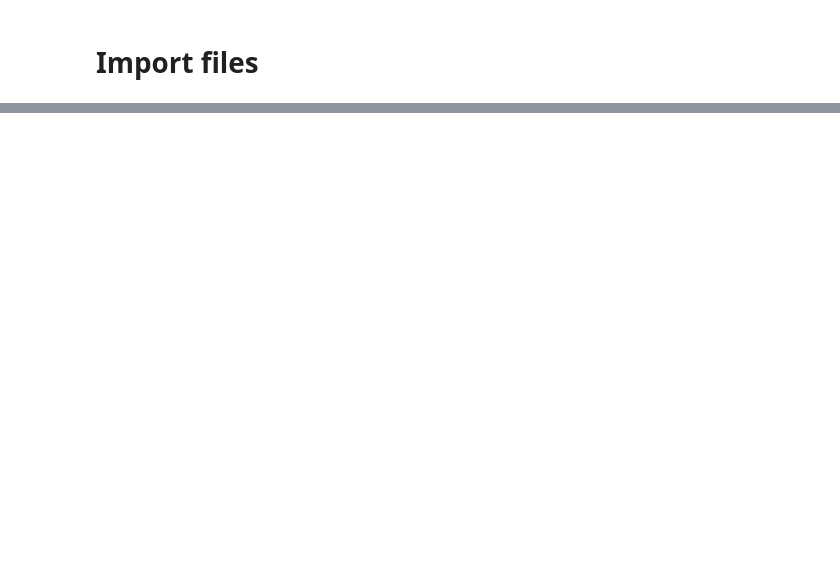
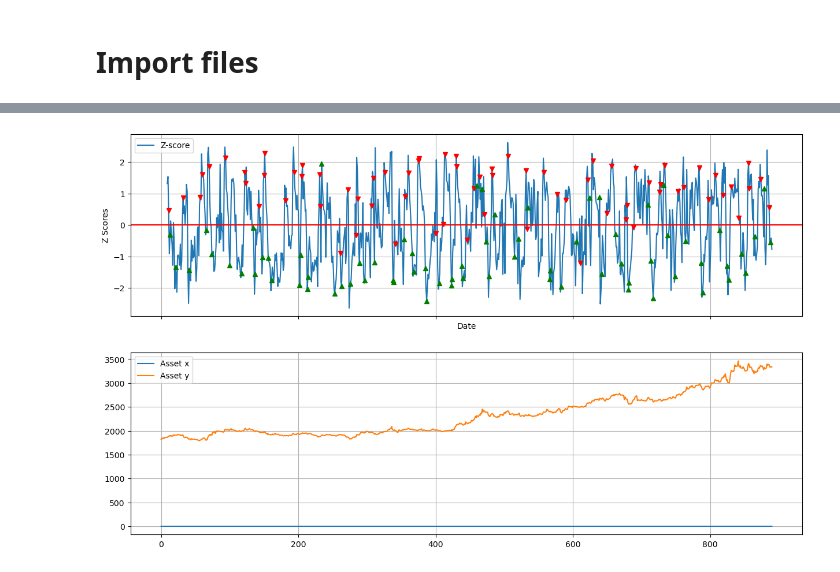
Before and after one commit to saltedpotato/qf635-microstructure-project, a Jupyter notebook: test_strats.ipynb, the cells around one changed output, grey strips where cells are left out. Drawn from its saved outputs; the diff is of its cells as text; code cells hidden in the pictures; blank space fills up the shorter version.

```diff
--- a/test_strats.ipynb
+++ b/test_strats.ipynb
@@ -42,0 +17,5 @@ coint_pairs = get_coint_pairs(tickers)
+# %%
+coint_pairs = get_coint_pairs(tickers, max_pairs=300, interval = '1d', start_date="2023-01-01", end_date="2023-12-31")
+# %%
+with open('Strats/pairs/saved_pairs.pkl', 'rb') as f:
+    coint_pairs = pickle.load(f)
@@ -42,0 +86,3 @@ coint_pairs = get_coint_pairs(tickers)
+# %%
+test_pair = coint_pairs[10]
+print(test_pair)
@@ -42,0 +91,15 @@ coint_pairs = get_coint_pairs(tickers)
+# %%
+symbol_manager = BinanceSymbolManager()
+# Add symbols
+print(symbol_manager.add_symbol(test_pair[0]))  # Success
+print(symbol_manager.add_symbol(test_pair[1]))  # Success
+
+price_fetcher = BinancePriceFetcher(symbol_manager.get_symbols())
+# Fetch pair historical price
+pair_portfolio = price_fetcher.get_grp_historical_ohlcv(
+        interval="1d",
+        start_date="2023-01-01",
+        end_date="2023-12-31"
+    )
+
+pair_portfolio
@@ -42,0 +122,8 @@ coint_pairs = get_coint_pairs(tickers)
+# %%
+model = pair_trading(pair_portfolio[test_pair[0]], pair_portfolio[test_pair[1]], ZSCORE_ENTRY=1.5)
+spread = model.compute_spread()
+z_scores = model.compute_z_score(10)
+df = model.generate_signals()
+model.plot_signals(df)
+# %% [output]
+[figure, added]
```
Also changed, not shown: parts of 8 cells of this notebook, 3 other files.
